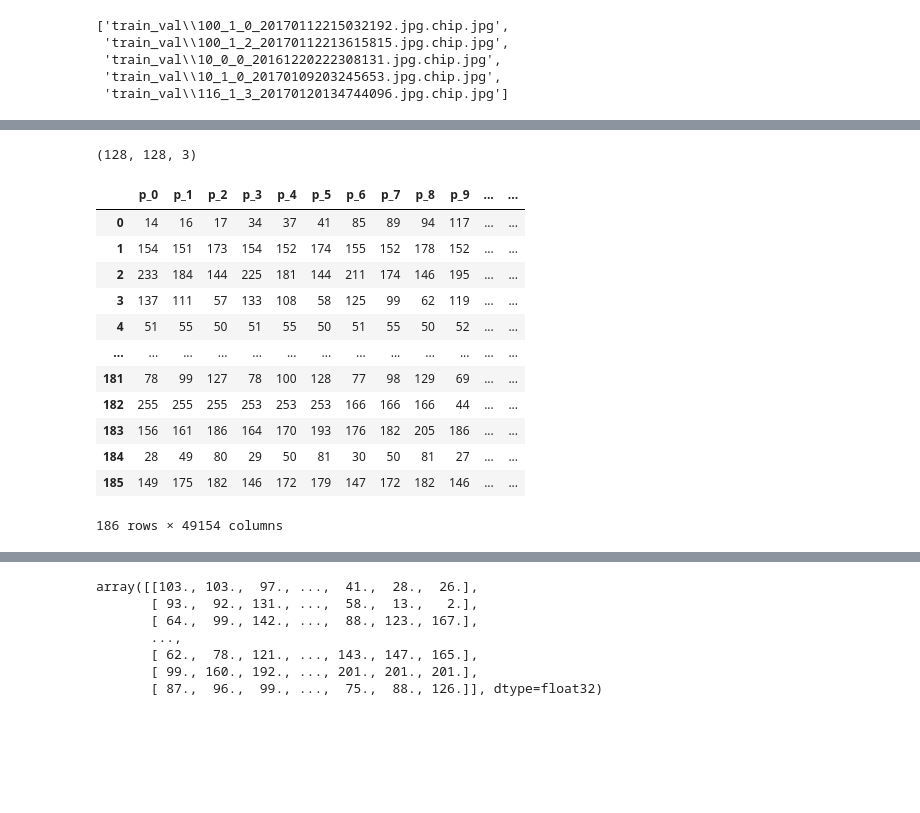
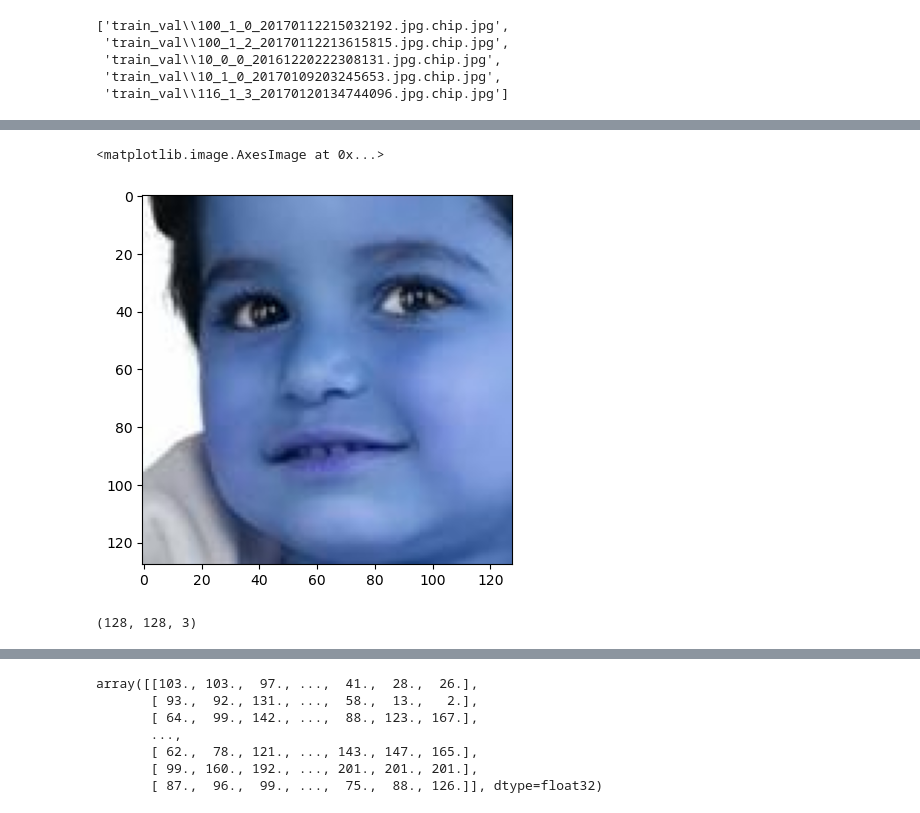
Before and after one commit to shekharbiswas/Multi-CNN, a Jupyter notebook: test.ipynb, the cells around one changed output, grey strips where cells are left out. Saved outputs shown, nothing was run; the diff lists cells and outputs as text; code cells hidden in the pictures; blank space fills up the shorter version.

```diff
--- a/test.ipynb
+++ b/test.ipynb
@@ -45,5 +61,9 @@ files[0:5]
 # %%
-img = cv2.imread(files[1])
+img = cv2.imread(files[89])
+plt.imshow(img)
+# %% [output]
+<matplotlib.image.AxesImage at 0x...>
+[figure, added]
 # %%
 img.shape
 # %% [output]
@@ -53,19 +73,3 @@ df = pd.read_csv('df.csv', index_col= 0)
 
 #df.loc[df['Gender'] == 1, 'Gender'] = True
 #df.loc[df['Gender'] == 0, 'Gender'] = False
-# %%
-df
-# %% [output]
-|  | p_0 | p_1 | p_2 | p_3 | p_4 | p_5 | p_6 | p_7 | p_8 | p_9 | ... | ... |
-| 0 | 14 | 16 | 17 | 34 | 37 | 41 | 85 | 89 | 94 | 117 | ... | ... |
-| 1 | 154 | 151 | 173 | 154 | 152 | 174 | 155 | 152 | 178 | 152 | ... | ... |
-| 2 | 233 | 184 | 144 | 225 | 181 | 144 | 211 | 174 | 146 | 195 | ... | ... |
-| 3 | 137 | 111 | 57 | 133 | 108 | 58 | 125 | 99 | 62 | 119 | ... | ... |
-| 4 | 51 | 55 | 50 | 51 | 55 | 50 | 51 | 55 | 50 | 52 | ... | ... |
-| ... | ... | ... | ... | ... | ... | ... | ... | ... | ... | ... | ... | ... |
-| 181 | 78 | 99 | 127 | 78 | 100 | 128 | 77 | 98 | 129 | 69 | ... | ... |
-| 182 | 255 | 255 | 255 | 253 | 253 | 253 | 166 | 166 | 166 | 44 | ... | ... |
-| 183 | 156 | 161 | 186 | 164 | 170 | 193 | 176 | 182 | 205 | 186 | ... | ... |
-| 184 | 28 | 49 | 80 | 29 | 50 | 81 | 30 | 50 | 81 | 27 | ... | ... |
-| 185 | 149 | 175 | 182 | 146 | 172 | 179 | 147 | 172 | 182 | 146 | ... | ... |
-186 rows × 49154 columns
```
Also changed, not shown: parts of 6 cells of this notebook, 1 other file.
